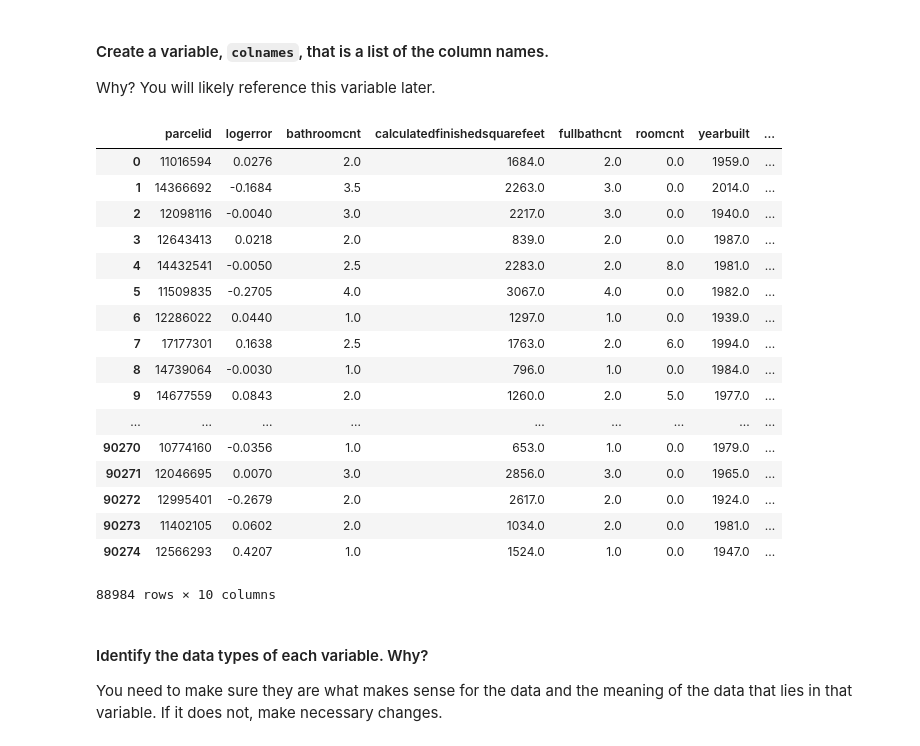
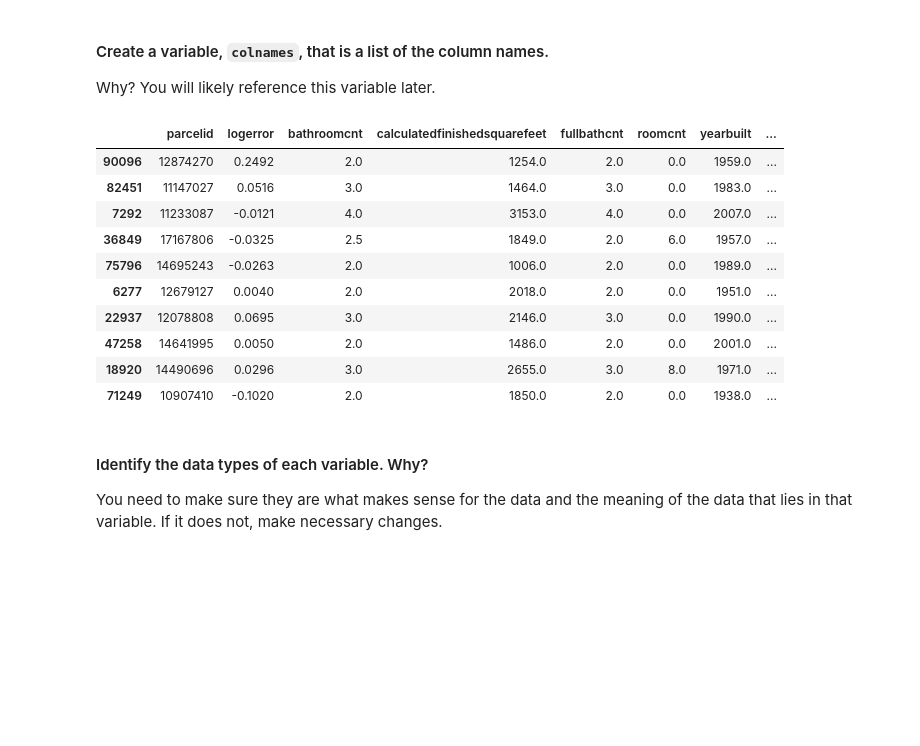
Before and after one commit to ecdedios/codeup-ds-projects, a Jupyter notebook: Regression_Proj_EdnalynCDeDios.ipynb, the cells around one changed output. Cells and saved outputs as stored; diff of their text form; code cells hidden in the pictures; blank space fills up the shorter version.

```diff
--- a/Regression_Proj_EdnalynCDeDios.ipynb
+++ b/Regression_Proj_EdnalynCDeDios.ipynb
@@ -286,35 +267,28 @@ Why? You will likely reference this variable later.
 # %%
 colnames = ['parcelid',
             'logerror',
             'bathroomcnt',
             'calculatedfinishedsquarefeet',
             'fullbathcnt',
             'roomcnt',
             'yearbuilt',
             'taxvaluedollarcnt',
             'taxamount',
             'regionidzip'
            ]
-df
+df.sample(10)
 # %% [output]
 |  | parcelid | logerror | bathroomcnt | calculatedfinishedsquarefeet | fullbathcnt | roomcnt | yearbuilt | ... |
-| 0 | 11016594 | 0.0276 | 2.0 | 1684.0 | 2.0 | 0.0 | 1959.0 | ... |
-| 1 | 14366692 | -0.1684 | 3.5 | 2263.0 | 3.0 | 0.0 | 2014.0 | ... |
-| 2 | 12098116 | -0.0040 | 3.0 | 2217.0 | 3.0 | 0.0 | 1940.0 | ... |
-| 3 | 12643413 | 0.0218 | 2.0 | 839.0 | 2.0 | 0.0 | 1987.0 | ... |
-| 4 | 14432541 | -0.0050 | 2.5 | 2283.0 | 2.0 | 8.0 | 1981.0 | ... |
-| 5 | 11509835 | -0.2705 | 4.0 | 3067.0 | 4.0 | 0.0 | 1982.0 | ... |
-| 6 | 12286022 | 0.0440 | 1.0 | 1297.0 | 1.0 | 0.0 | 1939.0 | ... |
-| 7 | 17177301 | 0.1638 | 2.5 | 1763.0 | 2.0 | 6.0 | 1994.0 | ... |
-| 8 | 14739064 | -0.0030 | 1.0 | 796.0 | 1.0 | 0.0 | 1984.0 | ... |
-| 9 | 14677559 | 0.0843 | 2.0 | 1260.0 | 2.0 | 5.0 | 1977.0 | ... |
-| ... | ... | ... | ... | ... | ... | ... | ... | ... |
-| 90270 | 10774160 | -0.0356 | 1.0 | 653.0 | 1.0 | 0.0 | 1979.0 | ... |
-| 90271 | 12046695 | 0.0070 | 3.0 | 2856.0 | 3.0 | 0.0 | 1965.0 | ... |
-| 90272 | 12995401 | -0.2679 | 2.0 | 2617.0 | 2.0 | 0.0 | 1924.0 | ... |
-| 90273 | 11402105 | 0.0602 | 2.0 | 1034.0 | 2.0 | 0.0 | 1981.0 | ... |
-| 90274 | 12566293 | 0.4207 | 1.0 | 1524.0 | 1.0 | 0.0 | 1947.0 | ... |
+| 90096 | 12874270 | 0.2492 | 2.0 | 1254.0 | 2.0 | 0.0 | 1959.0 | ... |
+| 82451 | 11147027 | 0.0516 | 3.0 | 1464.0 | 3.0 | 0.0 | 1983.0 | ... |
+| 7292 | 11233087 | -0.0121 | 4.0 | 3153.0 | 4.0 | 0.0 | 2007.0 | ... |
+| 36849 | 17167806 | -0.0325 | 2.5 | 1849.0 | 2.0 | 6.0 | 1957.0 | ... |
+| 75796 | 14695243 | -0.0263 | 2.0 | 1006.0 | 2.0 | 0.0 | 1989.0 | ... |
+| 6277 | 12679127 | 0.0040 | 2.0 | 2018.0 | 2.0 | 0.0 | 1951.0 | ... |
+| 22937 | 12078808 | 0.0695 | 3.0 | 2146.0 | 3.0 | 0.0 | 1990.0 | ... |
+| 47258 | 14641995 | 0.0050 | 2.0 | 1486.0 | 2.0 | 0.0 | 2001.0 | ... |
+| 18920 | 14490696 | 0.0296 | 3.0 | 2655.0 | 3.0 | 8.0 | 1971.0 | ... |
+| 71249 | 10907410 | -0.1020 | 2.0 | 1850.0 | 2.0 | 0.0 | 1938.0 | ... |
-88984 rows × 10 columns
 # %% [markdown]
 #### Identify the data types of each variable. Why?
 You need to make sure they are what makes sense for the data and the meaning of the data that lies in that variable. If it does not, make necessary changes.
```
Also changed, not shown: parts of 14 cells of this notebook.
